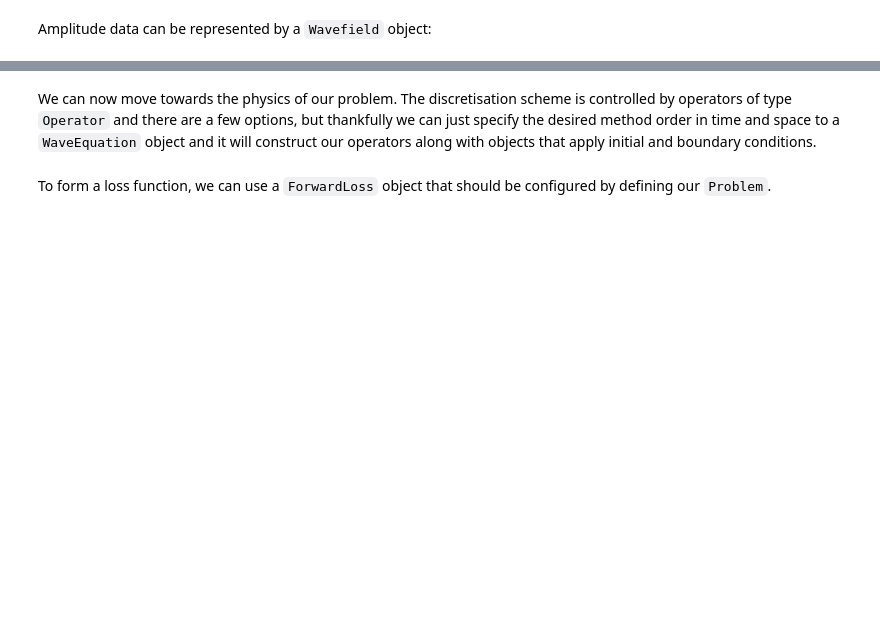
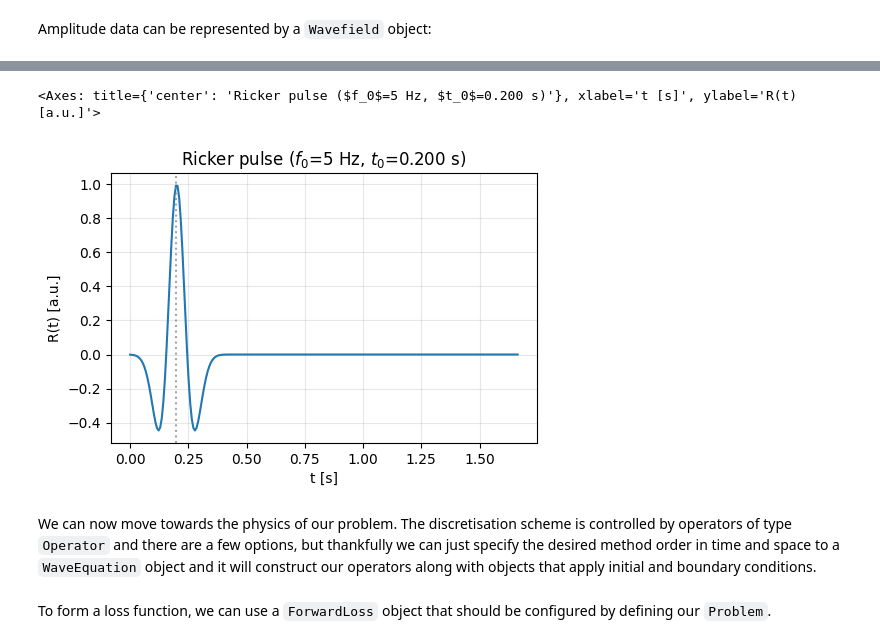
Before and after one commit to lookdnr/odil-wave, a Jupyter notebook: notebooks/examples/forward-basic.ipynb, the cells around one changed output, grey strips where cells are left out. Saved outputs shown, nothing was run; the diff lists cells and outputs as text; code cells hidden in the pictures; blank space fills up the shorter version.

```diff
--- a/notebooks/examples/forward-basic.ipynb
+++ b/notebooks/examples/forward-basic.ipynb
@@ -44,6 +35,6 @@ To drive wave propagation, we need a source term. We can define sources using th
 # %%
 from odil_wave.geometry import Sources
-sources = Sources(grid, n_sources=1, mode="custom", source_locs=((0.95, 0.5),))
+sources = Sources(grid, n_sources=1, f0=5, mode="custom", source_locs=((0.5, 0.9),))
 # %%
 sources.show(model)
 # %% [output]
@@ -52,3 +43,8 @@ sources.show(model)
+# %%
+sources.plot_source_pulse()
+# %% [output]
+<Axes: title={'center': 'Ricker pulse ($f_0$=5 Hz, $t_0$=0.200 s)'}, xlabel='t [s]', ylabel='R(t) [a.u.]'>
+[figure, added]
 # %% [markdown]
 We can now move towards the physics of our problem. The discretisation scheme is controlled by operators of type `Operator` and there are a few options, but thankfully we can just specify the desired method order in time and space to a `WaveEquation` object and it will construct our operators along with objects that apply initial and boundary conditions.
 # %%
```
Also changed, not shown: parts of 20 cells of this notebook.
